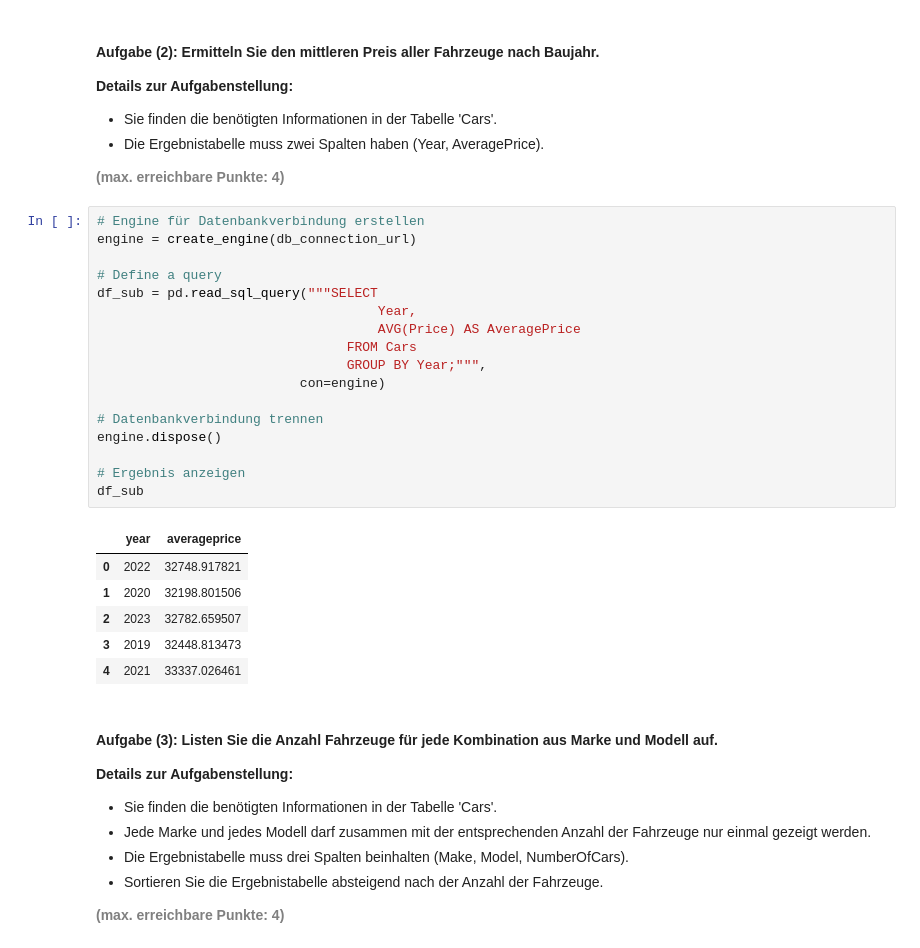
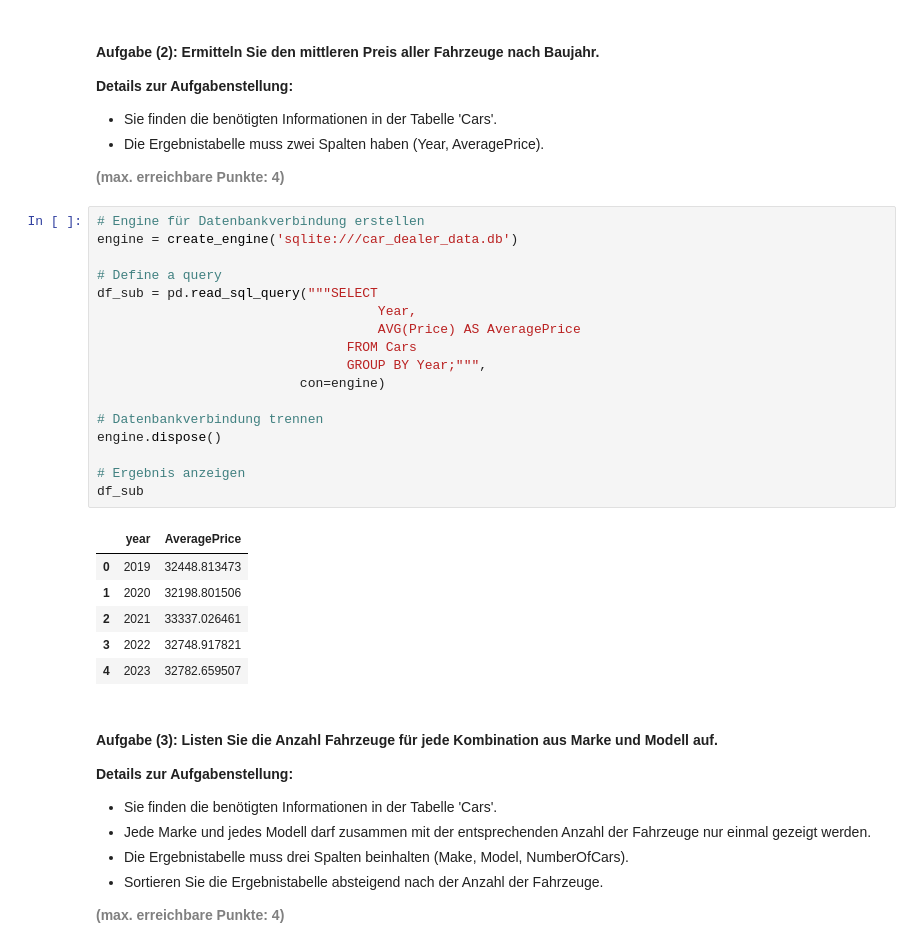
Before and after one commit to laraAkg/DS_HS2026_LNW, a Jupyter notebook: uebungen/HS24/AP01_Mgmt_Nutzung_Relationale_Daten_Solution.ipynb, the cells around one changed output. Drawn from its saved outputs; the diff is of its cells as text.

```diff
--- a/uebungen/HS24/AP01_Mgmt_Nutzung_Relationale_Daten_Solution.ipynb
+++ b/uebungen/HS24/AP01_Mgmt_Nutzung_Relationale_Daten_Solution.ipynb
@@ -226,28 +228,28 @@ df_sub
 <b style="color: gray;">(max. erreichbare Punkte: 4)</b>
 # %%
 # Engine für Datenbankverbindung erstellen
-engine = create_engine(db_connection_url)
+engine = create_engine('sqlite:///car_dealer_data.db')
 
 # Define a query
 df_sub = pd.read_sql_query("""SELECT
                                     Year,
                                     AVG(Price) AS AveragePrice
                                 FROM Cars
                                 GROUP BY Year;""",
                           con=engine)
 
 # Datenbankverbindung trennen
 engine.dispose()
 
 # Ergebnis anzeigen
 df_sub
 # %% [output]
-|  | year | averageprice |
-| 0 | 2022 | 32748.917821 |
+|  | year | AveragePrice |
+| 0 | 2019 | 32448.813473 |
 | 1 | 2020 | 32198.801506 |
-| 2 | 2023 | 32782.659507 |
-| 3 | 2019 | 32448.813473 |
-| 4 | 2021 | 33337.026461 |
+| 2 | 2021 | 33337.026461 |
+| 3 | 2022 | 32748.917821 |
+| 4 | 2023 | 32782.659507 |
 # %% [markdown]
 #### <b>Aufgabe (3): Listen Sie die Anzahl Fahrzeuge für jede Kombination aus Marke und Modell auf.</b>
 <b>Details zur Aufgabenstellung:</b>
```
Also changed, not shown: parts of 10 cells of this notebook, 24 other files.
